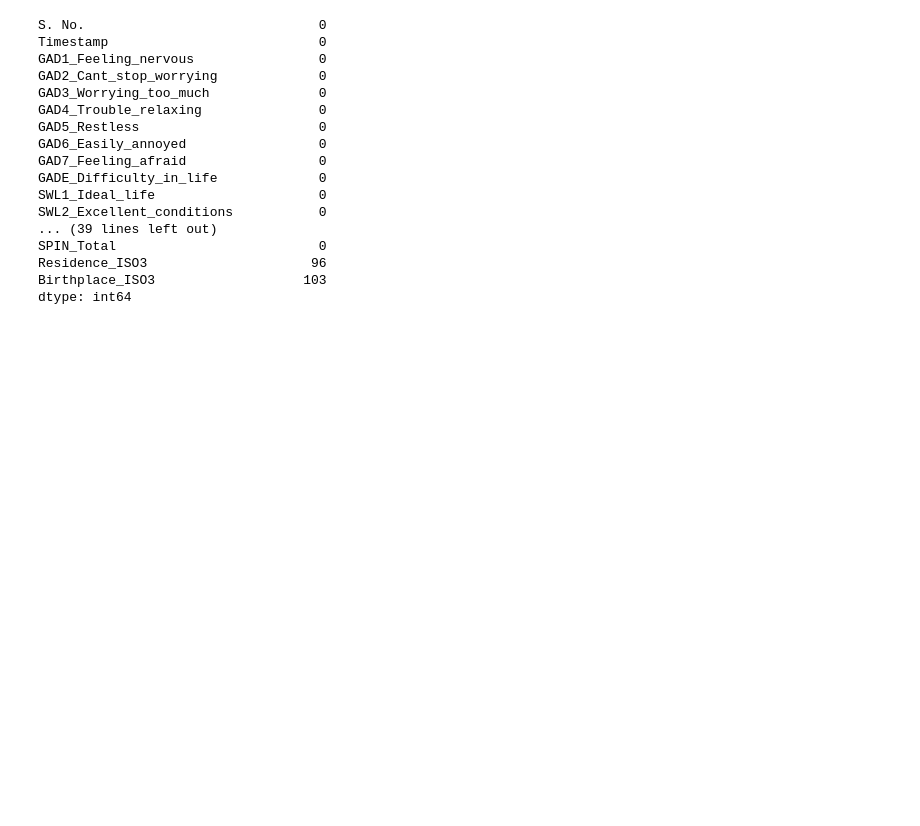
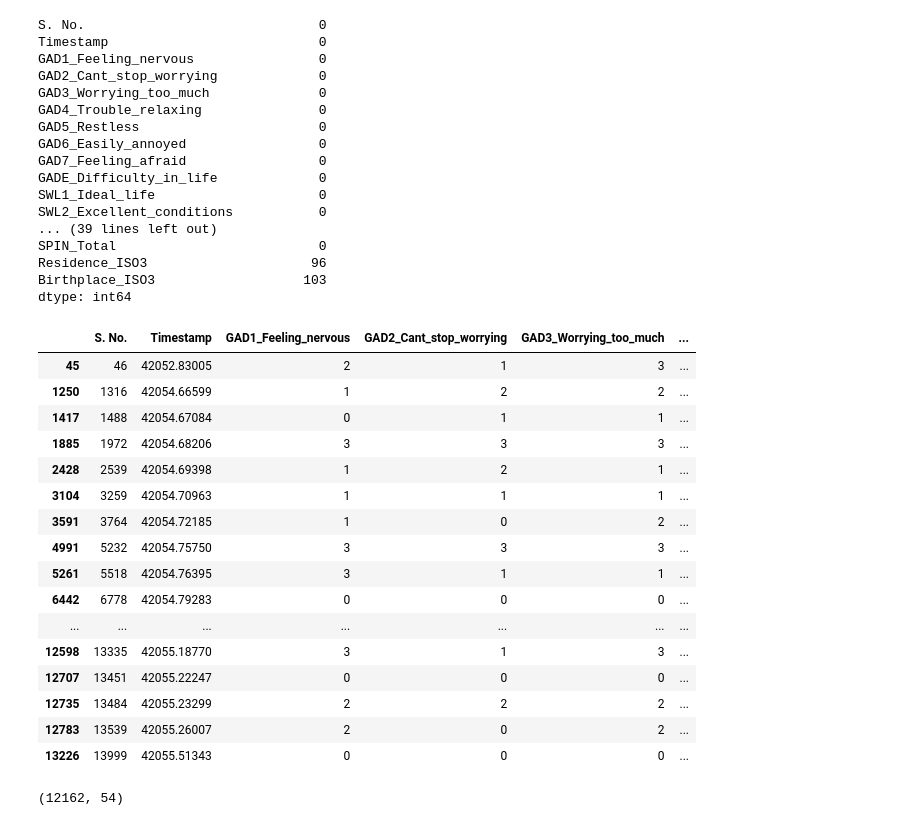
Before and after one commit to amallred/gaming-mental-health-analysis, a Jupyter notebook: data_cleaning.ipynb, the cells around one changed output. Cells and saved outputs as stored; diff of their text form; code cells hidden in the pictures; blank space fills up the shorter version.

```diff
--- a/data_cleaning.ipynb
+++ b/data_cleaning.ipynb
@@ -312,3 +313,29 @@ SPIN_Total                          0
 Residence_ISO3                     96
 Birthplace_ISO3                   103
 dtype: int64
+# %%
+clean_df[clean_df['Hours'].isna()]
+# %% [output]
+|  | S. No. | Timestamp | GAD1_Feeling_nervous | GAD2_Cant_stop_worrying | GAD3_Worrying_too_much | ... |
+| 45 | 46 | 42052.83005 | 2 | 1 | 3 | ... |
+| 1250 | 1316 | 42054.66599 | 1 | 2 | 2 | ... |
+| 1417 | 1488 | 42054.67084 | 0 | 1 | 1 | ... |
+| 1885 | 1972 | 42054.68206 | 3 | 3 | 3 | ... |
+| 2428 | 2539 | 42054.69398 | 1 | 2 | 1 | ... |
+| 3104 | 3259 | 42054.70963 | 1 | 1 | 1 | ... |
+| 3591 | 3764 | 42054.72185 | 1 | 0 | 2 | ... |
+| 4991 | 5232 | 42054.75750 | 3 | 3 | 3 | ... |
+| 5261 | 5518 | 42054.76395 | 3 | 1 | 1 | ... |
+| 6442 | 6778 | 42054.79283 | 0 | 0 | 0 | ... |
+| ... | ... | ... | ... | ... | ... | ... |
+| 12598 | 13335 | 42055.18770 | 3 | 1 | 3 | ... |
+| 12707 | 13451 | 42055.22247 | 0 | 0 | 0 | ... |
+| 12735 | 13484 | 42055.23299 | 2 | 2 | 2 | ... |
+| 12783 | 13539 | 42055.26007 | 2 | 0 | 2 | ... |
+| 13226 | 13999 | 42055.51343 | 0 | 0 | 0 | ... |
+# %%
+# Remove 26 rows where Hours is NaN
+clean_df = clean_df.dropna(subset=['Hours'])
+clean_df.shape
+# %% [output]
+(12162, 54)
```
Also changed, not shown: parts of 1 cell of this notebook.
